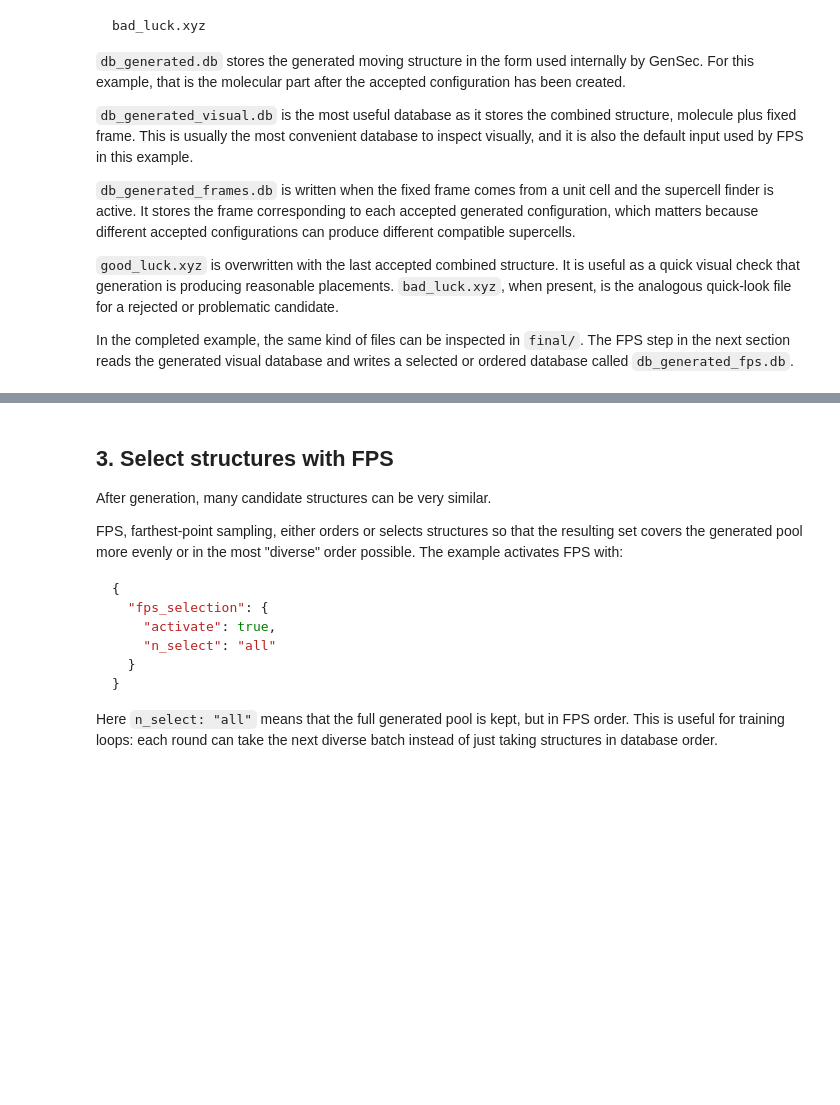
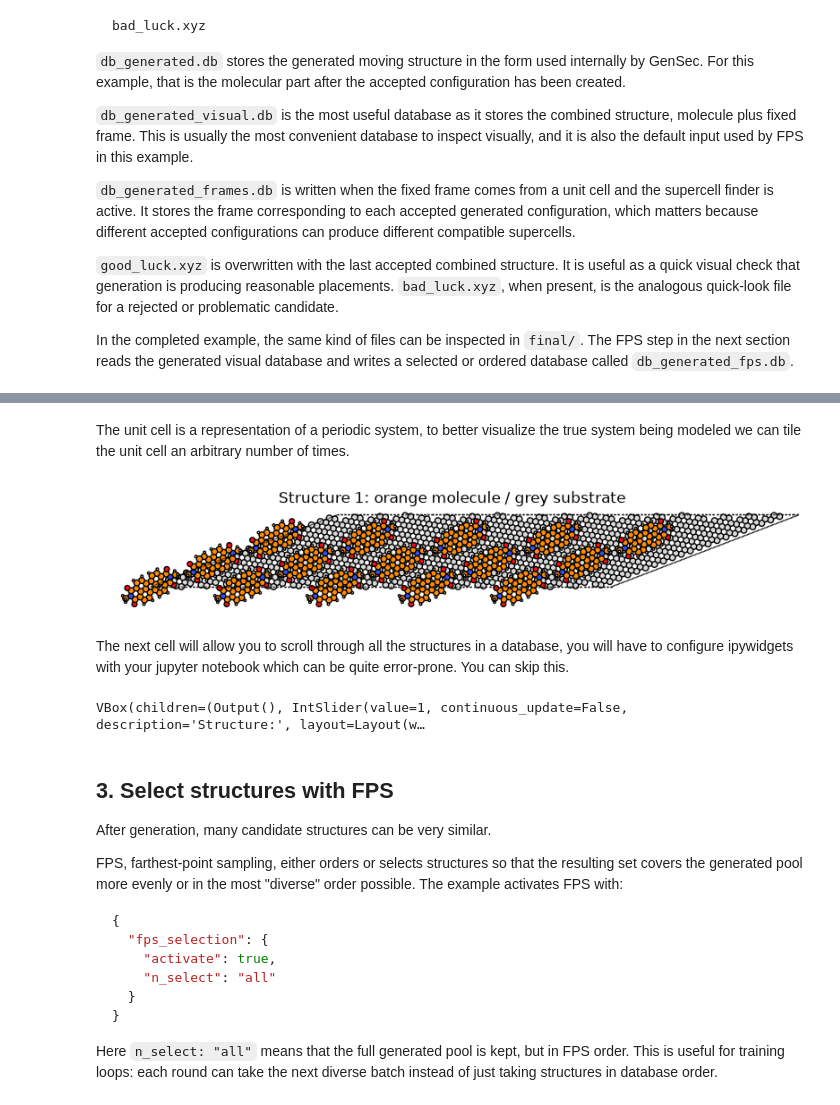
Before and after one commit to sabia-group/gensec, a Jupyter notebook: tutorial/tutorial.ipynb, the cells around one changed output, grey strips where cells are left out. Drawn from its saved outputs; the diff is of its cells as text; code cells hidden in the pictures; blank space fills up the shorter version.

```diff
--- a/tutorial/tutorial.ipynb
+++ b/tutorial/tutorial.ipynb
@@ -425,3 +502,53 @@ In the completed example, the same kind of files can be inspected in `final/`. T
+# %% [markdown]
+The unit cell is a representation of a periodic system, to better visualize the true system being modeled we can tile the unit cell an arbitrary number of times.
+# %%
+periodic_atoms = atoms.copy()
+periodic_atoms.set_pbc([True, True, False])
+repeated = periodic_atoms.repeat((5, 3, 1)) # Number of times the unit cell is repeated along the cell vectors
+
+colors = jmol_colors[atoms.numbers].copy()
+
+# Specific to this tutorial's molecule MePTCDI - change to the number of atoms in the adsorbate molecule if using a different system
+n_molecule = 46
+
+# Label first n_molecule atoms orange
+for i, atom in enumerate(atoms):
+    if atom.symbol == "C":
+        if i < n_molecule:
+            colors[i] = [1.0, 0.55, 0.0]     # Molecule carbons: orange
+        else:
+            colors[i] = [0.85, 0.85, 0.85]   # Substrate carbons: grey
+
+# Tile labelings with same periodicity
+n_copies = len(repeated) // len(atoms)
+colors = np.tile(colors, (n_copies, 1))
+
+
+fig, ax = plt.subplots(figsize=(10, 10))
+plot_atoms(repeated, ax, rotation="0x", show_unit_cell=1, colors=colors)
+ax.set_title(f"Structure {frame + 1}: orange molecule / grey substrate")
+ax.axis("off")
+plt.show()
+plt.close(fig)
+# %% [output]
+[figure, added]
+# %% [markdown]
+The next cell will allow you to scroll through all the structures in a database, you will have to configure ipywidgets with your jupyter notebook which can be quite error-prone. You can skip this.
+# %%
+import ipywidgets as widgets
+from IPython.display import display
+
+rows = list(db.select())
+slider = widgets.IntSlider(
+    value=1, min=1, max=len(rows),
+    description="Structure:",
+    continuous_update=False,
+    layout=widgets.Layout(width="90%"),
+)
+output = widgets.interactive_output(show_structure, {"number": slider})
+display(widgets.VBox([output, slider]))
+# %% [output]
+VBox(children=(Output(), IntSlider(value=1, continuous_update=False, description='Structure:', layout=Layout(w…
 # %% [markdown]
 ## 3. Select structures with FPS
 
```
Also changed, not shown: parts of 7 cells of this notebook.
